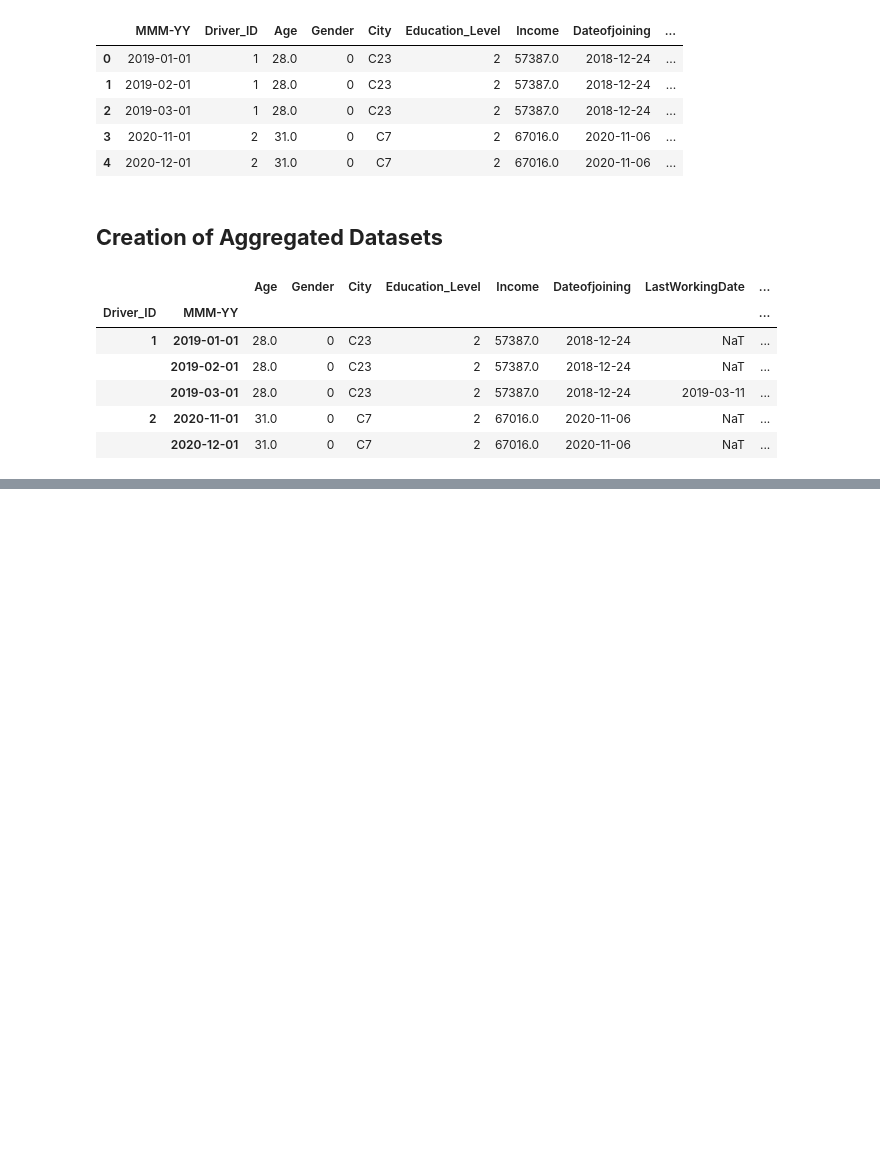
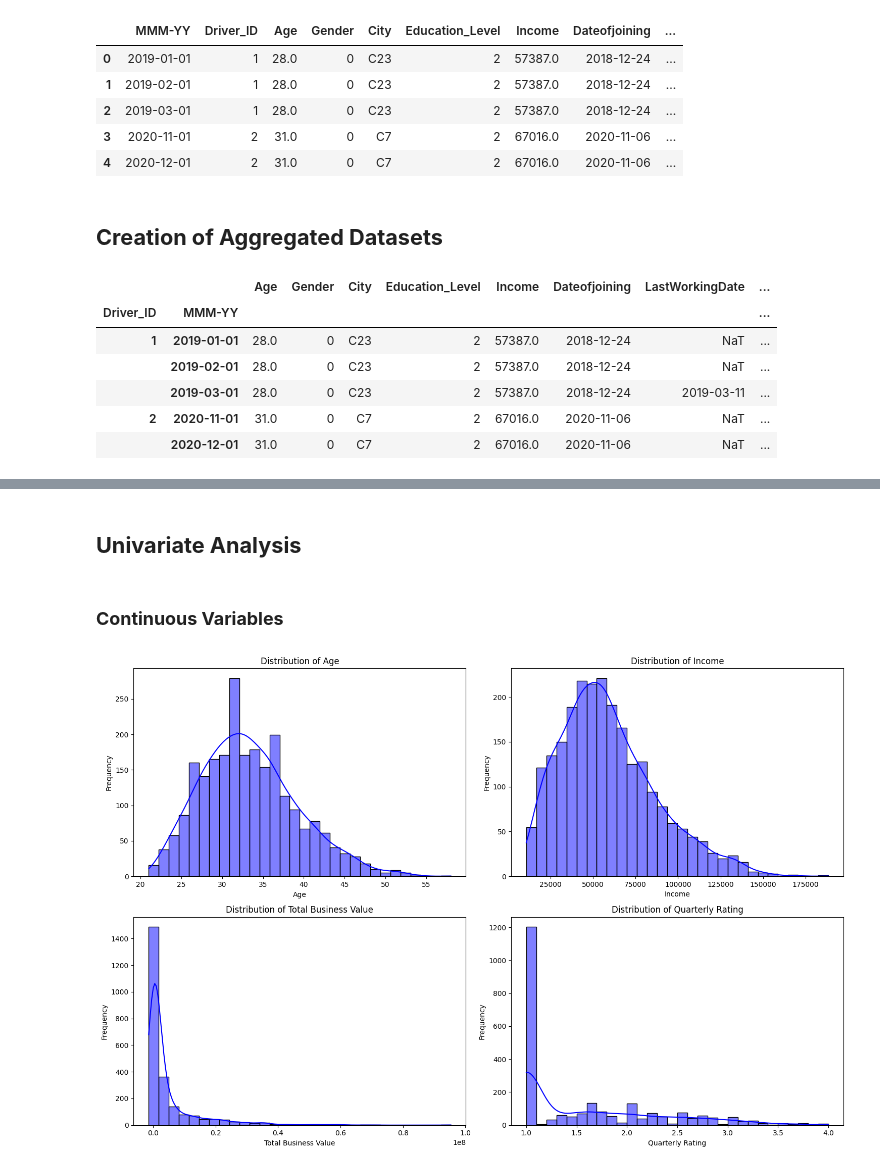
Before and after one commit to piyush1856/Business-Case-OLA-Ensemble-Learning, a Jupyter notebook: Business_Case_OLA_Ensemble_Learning.ipynb, the cells around one changed output, grey strips where cells are left out. Cells and saved outputs as stored; diff of their text form; code cells hidden in the pictures; blank space fills up the shorter version.

Commit message:
Visualization

```diff
--- a/Business_Case_OLA_Ensemble_Learning.ipynb
+++ b/Business_Case_OLA_Ensemble_Learning.ipynb
@@ -251,9 +252,6 @@ null_values
 | 10 | Grade | 0 |
 | 11 | Total Business Value | 0 |
 | 12 | Quarterly Rating | 0 |
-# %%
-# Ensure 'Gender' is numeric
-df['Gender'] = df['Gender'].astype('category').cat.codes
 # %%
 # Select only numeric columns and exclude 'Driver_ID'
 numeric_columns = df.select_dtypes(include=['float64', 'int64']).columns
@@ -266,6 +262,6 @@ Index(['Age', 'Income', 'Joining Designation', 'Grade', 'Total Business Value',
 # %%
 # Initialize the KNN imputer
-knn_imputer = KNNImputer(n_neighbors=5, weights='uniform', metric='nan_euclidean')
+knn_imputer = KNNImputer(n_neighbors=5)
 # %%
 # Apply the imputer to the selected columns
 imputed_data = knn_imputer.fit_transform(df[columns_for_imputation])
@@ -274,7 +270,7 @@ imputed_data = knn_imputer.fit_transform(df[columns_for_imputation])
 df[columns_for_imputation] = imputed_data
 # %%
 # Convert 'Gender' back to categorical
-df['Gender'] = df['Gender'].astype('category')
+df['Gender'] = pd.Categorical(df['Gender'].round().astype(int))
 # %%
 # Getting count of null/missing values in dataset
 null_values = df.isnull().sum().reset_index(name='null_count')
@@ -377,0 +374,33 @@ final_aggregated_data.head()
+# %% [markdown]
+## **Univariate Analysis**
+# %% [markdown]
+### **Continuous Variables**
+# %%
+# List of continuous variables in the current dataset
+continuous_vars = [
+    "Age", "Income", "Total Business Value", "Quarterly Rating"
+]
+
+# Number of rows and columns for subplots
+n_cols = 2
+n_rows = (len(continuous_vars) + n_cols - 1) // n_cols
+
+# Create subplots
+fig, axes = plt.subplots(n_rows, n_cols, figsize=(15, 5 * n_rows))
+axes = axes.flatten()
+
+for i, var in enumerate(continuous_vars):
+    sns.histplot(data=final_aggregated_data, x=var, kde=True, bins=30, ax=axes[i], color="blue")
+    axes[i].set_title(f"Distribution of {var}")
+    axes[i].set_xlabel(var)
+    axes[i].set_ylabel("Frequency")
+
+# Remove unused subplots if any
+for j in range(i + 1, len(axes)):
+    fig.delaxes(axes[j])
+
+# Adjust layout for better spacing
+plt.tight_layout()
+plt.show()
+# %% [output]
+[figure, added]
```
Also changed, not shown: parts of 20 cells of this notebook.
